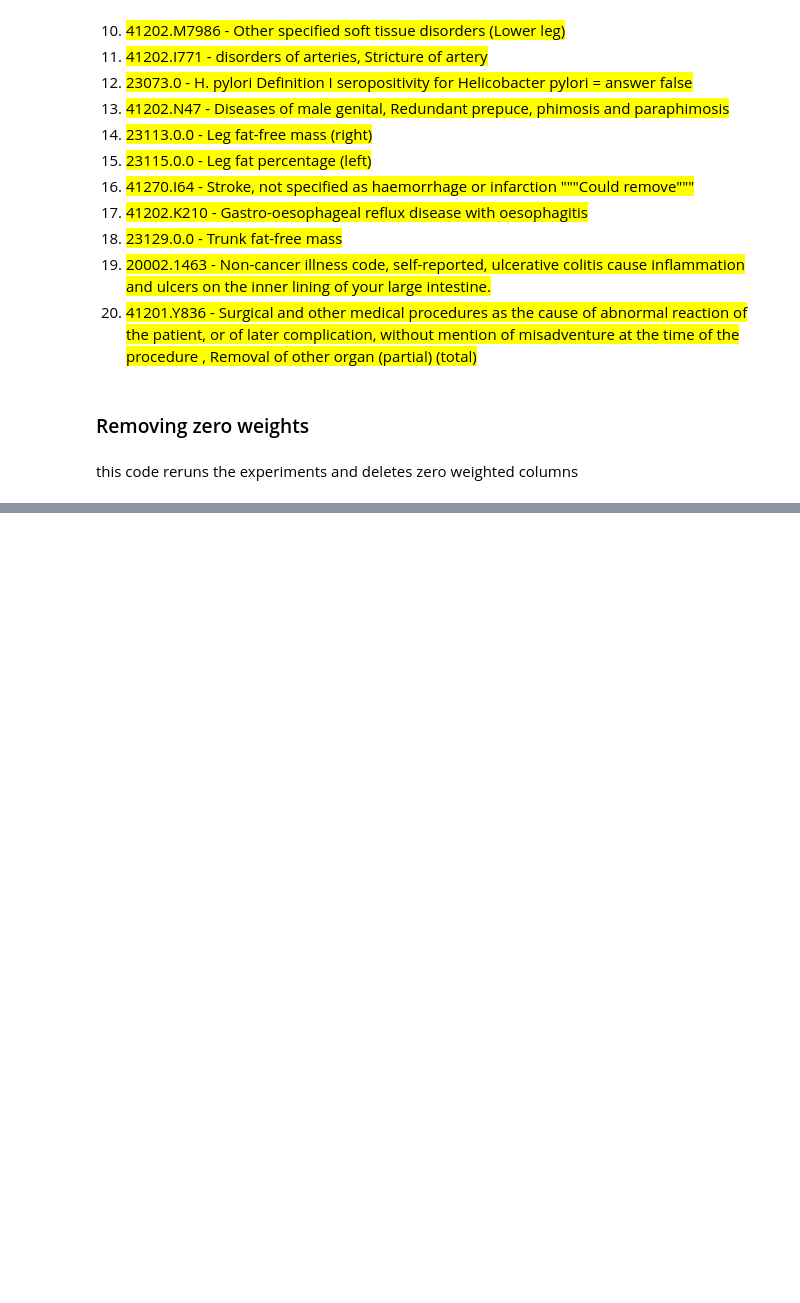
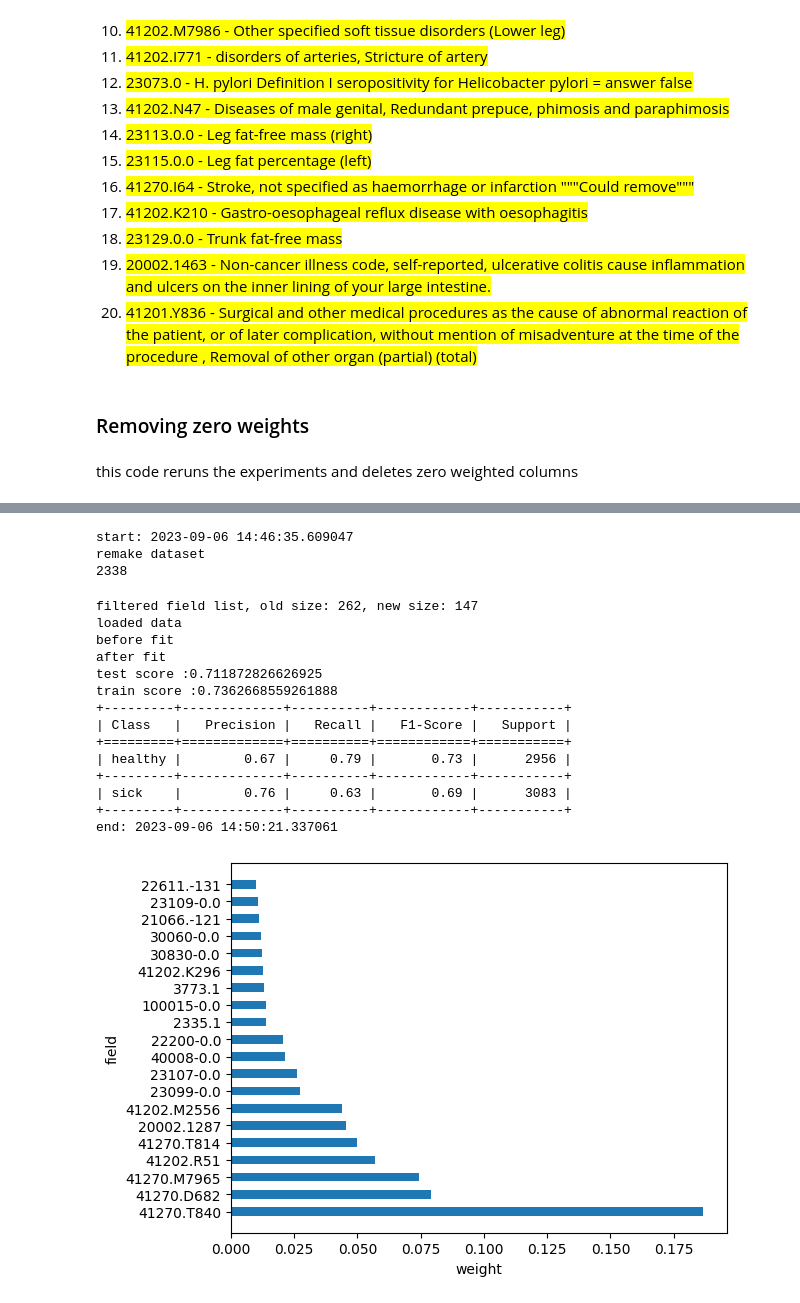
Before and after one commit to Ronemisimus/DVT_Machine_Learning_Research, a Jupyter notebook: server_files/final.ipynb, the cells around one changed output, grey strips where cells are left out. Saved outputs shown, nothing was run; the diff lists cells and outputs as text; code cells hidden in the pictures; blank space fills up the shorter version.

```diff
--- a/server_files/final.ipynb
+++ b/server_files/final.ipynb
@@ -182,0 +249,24 @@ experiment.plot_XGBoost("XGBoostWithoutDataLeakage", x_cols, clf.feature_importa
+# %%
+import experiment
+
+clf, x_cols = experiment.experimentXgBoost("XGBoostLimitedFeatures", True, False)
+experiment.plot_XGBoost("XGBoostLimitedFeatures", x_cols, clf.feature_importances_, 20)
+# %% [output]
+start: 2023-09-06 14:46:35.609047
+remake dataset
+2338
+filtered field list, old size: 262, new size: 147
+loaded data
+before fit
+after fit
+test score :0.711872826626925
+train score :0.7362668559261888
++---------+-------------+----------+------------+-----------+
+| Class   |   Precision |   Recall |   F1-Score |   Support |
++=========+=============+==========+============+===========+
+| healthy |        0.67 |     0.79 |       0.73 |      2956 |
++---------+-------------+----------+------------+-----------+
+| sick    |        0.76 |     0.63 |       0.69 |      3083 |
++---------+-------------+----------+------------+-----------+
+end: 2023-09-06 14:50:21.337061
+[figure, added]
```
Also changed, not shown: parts of 9 cells of this notebook, 2 other files.
